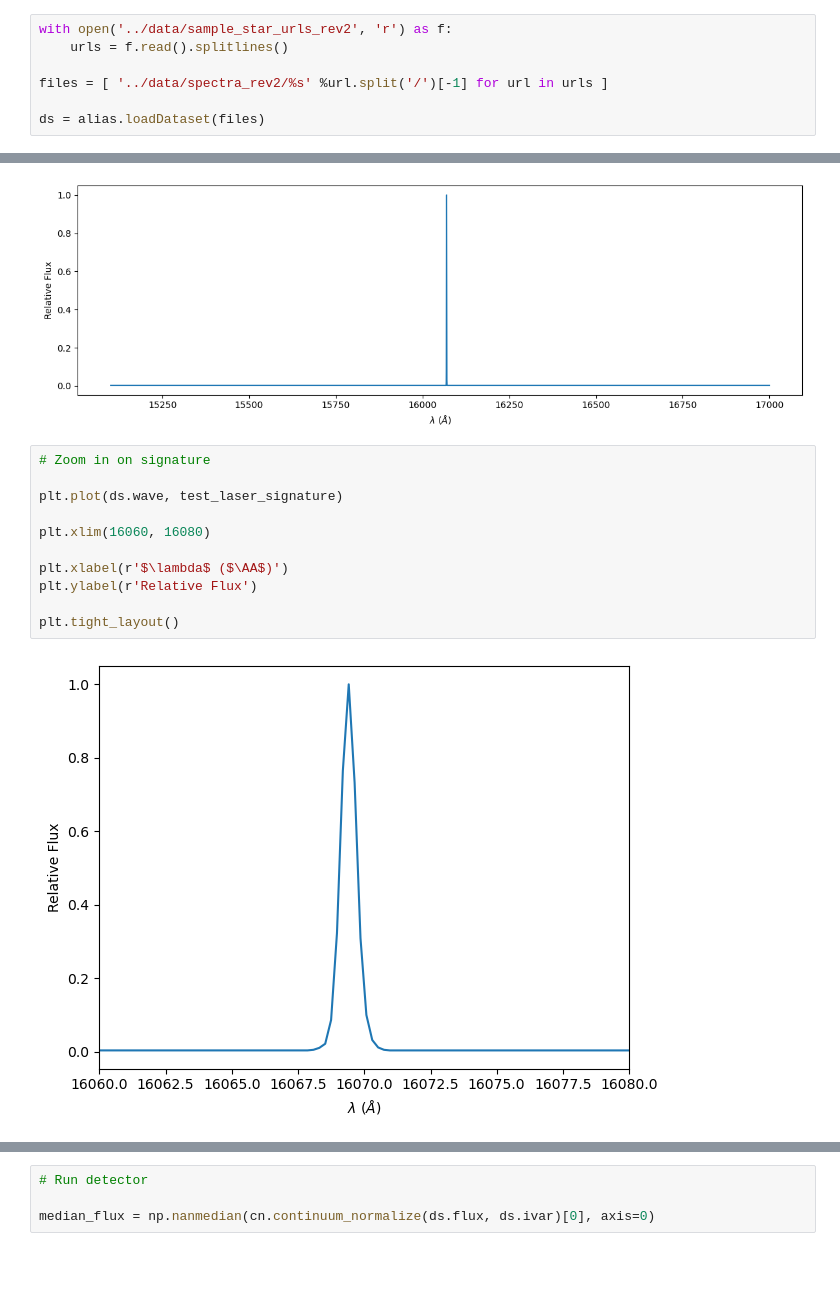
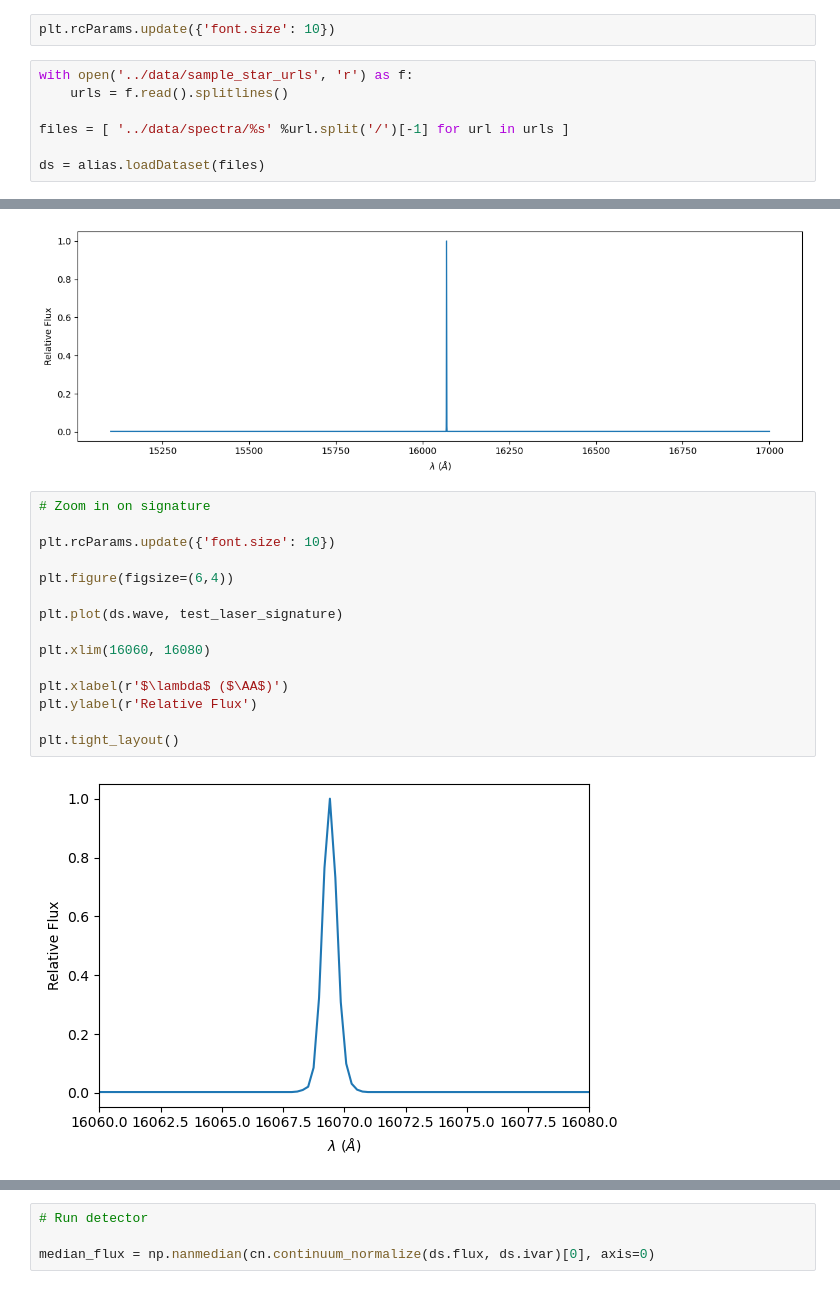
Before and after one commit to josephhand/BSRC-ALIAS, a Jupyter notebook: scratch/injection_test_2.ipynb, the cells around one changed output, grey strips where cells are left out. Saved outputs shown, nothing was run; the diff lists cells and outputs as text; blank space fills up the shorter version.

```diff
--- a/scratch/injection_test_2.ipynb
+++ b/scratch/injection_test_2.ipynb
@@ -12,11 +17,13 @@ from astropy.io import fits
 import random as rand
 
 import tqdm.autonotebook as tqdm
+# %%
+plt.rcParams.update({'font.size': 10})
 # %%
-with open('../data/sample_star_urls_rev2', 'r') as f:
+with open('../data/sample_star_urls', 'r') as f:
     urls = f.read().splitlines()
 
-files = [ '../data/spectra_rev2/%s' %url.split('/')[-1] for url in urls ]
+files = [ '../data/spectra/%s' %url.split('/')[-1] for url in urls ]
 
 ds = alias.loadDataset(files)
 # %%
@@ -38,17 +45,21 @@ plt.tight_layout()
 [figure]
 # %%
 # Zoom in on signature
+
+plt.rcParams.update({'font.size': 10})
+
+plt.figure(figsize=(6,4))
 
 plt.plot(ds.wave, test_laser_signature)
 
 plt.xlim(16060, 16080)
 
 plt.xlabel(r'$\lambda$ ($\AA$)')
 plt.ylabel(r'Relative Flux')
 
 plt.tight_layout()
 # %% [output]
-[figure, old version]
+[figure, new version]
 # %%
 # Inject the signature
 
```
Also changed, not shown: parts of 36 cells of this notebook, 11 other files.
